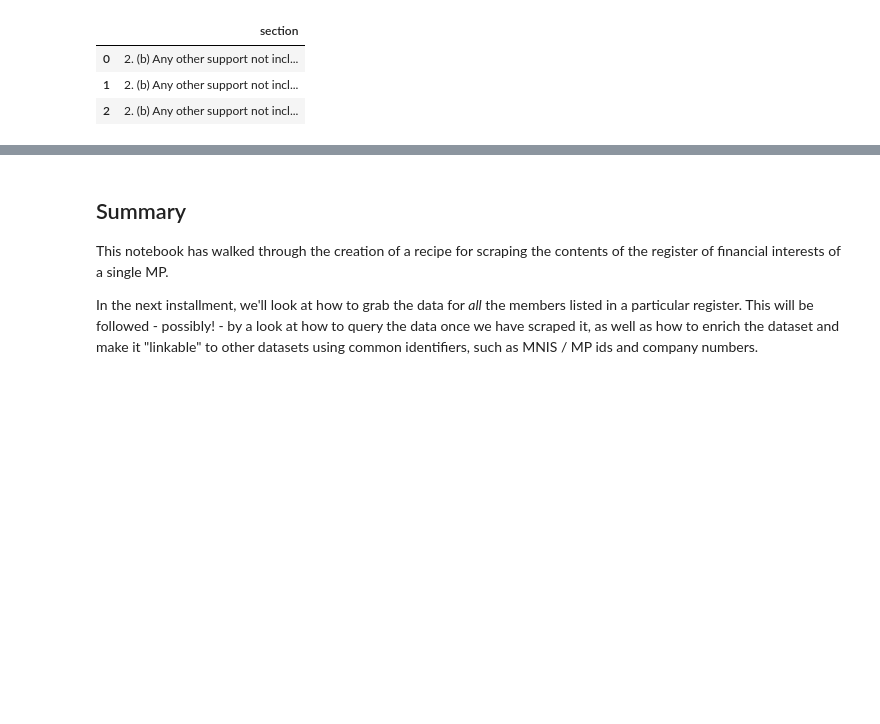
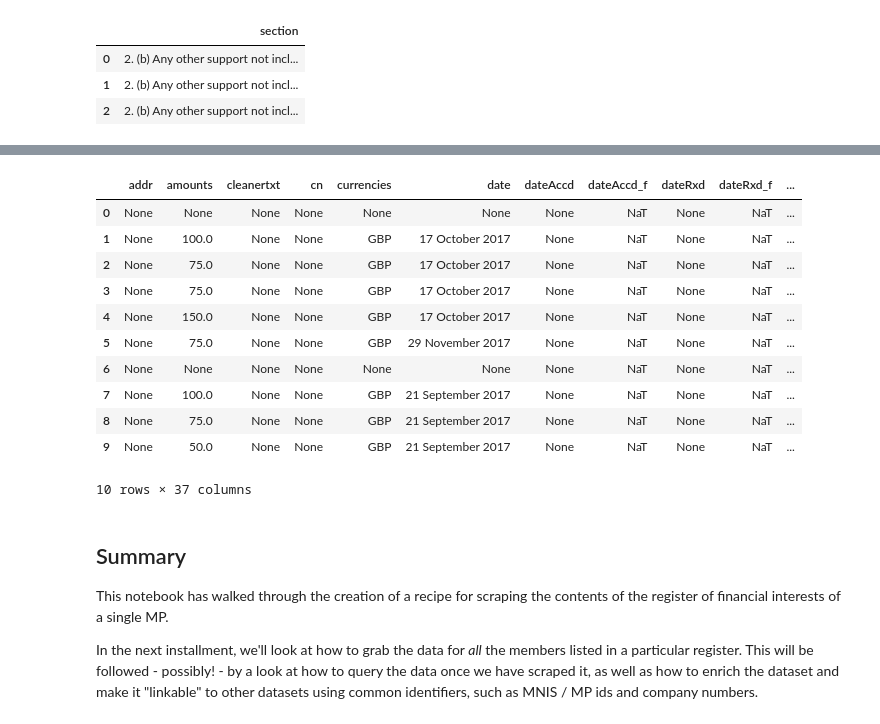
Before and after one commit to psychemedia/parlihacks, a Jupyter notebook: notebooks/MP Register of Interests.ipynb, the cells around one changed output, grey strips where cells are left out. Saved outputs shown, nothing was run; the diff lists cells and outputs as text; code cells hidden in the pictures; blank space fills up the shorter version.

```diff
--- a/notebooks/MP Register of Interests.ipynb
+++ b/notebooks/MP Register of Interests.ipynb
@@ -1471,3 +1480,22 @@ pd.read_sql_query(q,conn)
+# %%
+q='''
+SELECT * FROM mpregfinint WHERE empfromsub='ComRes' LIMIT 10
+'''
+
+read_sql_query(q,conn)
+# %% [output]
+|  | addr | amounts | cleanertxt | cn | currencies | date | dateAccd | dateAccd_f | dateRxd | dateRxd_f | ... |
+| 0 | None | None | None | None | None | None | None | NaT | None | NaT | ... |
+| 1 | None | 100.0 | None | None | GBP | 17 October 2017 | None | NaT | None | NaT | ... |
+| 2 | None | 75.0 | None | None | GBP | 17 October 2017 | None | NaT | None | NaT | ... |
+| 3 | None | 75.0 | None | None | GBP | 17 October 2017 | None | NaT | None | NaT | ... |
+| 4 | None | 150.0 | None | None | GBP | 17 October 2017 | None | NaT | None | NaT | ... |
+| 5 | None | 75.0 | None | None | GBP | 29 November 2017 | None | NaT | None | NaT | ... |
+| 6 | None | None | None | None | None | None | None | NaT | None | NaT | ... |
+| 7 | None | 100.0 | None | None | GBP | 21 September 2017 | None | NaT | None | NaT | ... |
+| 8 | None | 75.0 | None | None | GBP | 21 September 2017 | None | NaT | None | NaT | ... |
+| 9 | None | 50.0 | None | None | GBP | 21 September 2017 | None | NaT | None | NaT | ... |
+10 rows × 37 columns
 # %% [markdown]
 ## Summary
 
```
Also changed, not shown: parts of 8 cells of this notebook.
